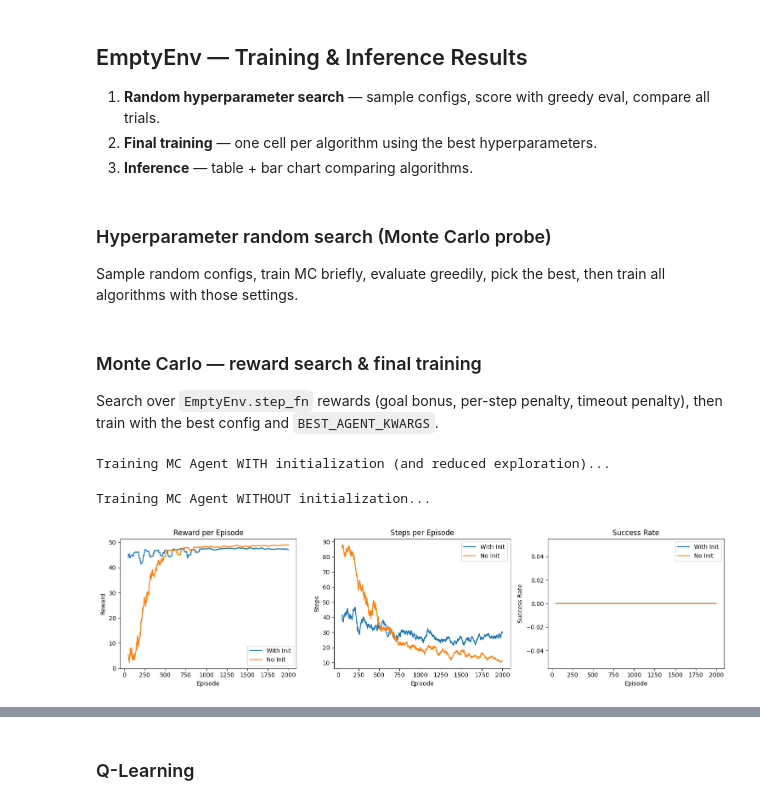
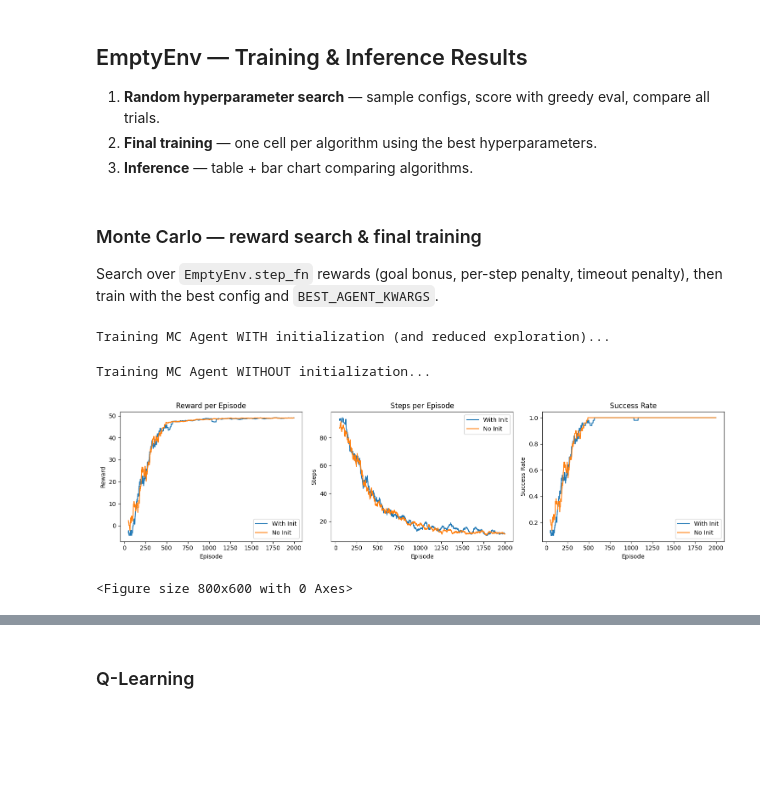
Before and after one commit to BlobDylan/RLEX2, a Jupyter notebook: HW2_2026B_KeyDoorLava.ipynb, the cells around one changed output, grey strips where cells are left out. Saved outputs shown, nothing was run; the diff lists cells and outputs as text; code cells hidden in the pictures; blank space fills up the shorter version.

```diff
--- a/HW2_2026B_KeyDoorLava.ipynb
+++ b/HW2_2026B_KeyDoorLava.ipynb
@@ -124,6 +124,12 @@ if IN_COLAB:
 
 def video_path(name: str, folder_name: str = "videos") -> str:
     """Return a writable absolute path for a video file under ``folder_name/``."""
+    folder = os.path.join(os.getcwd(), folder_name)
+    os.makedirs(folder, exist_ok=True)
+    return os.path.join(folder, name)
+
+def plot_image_path(name: str, folder_name: str = "plots") -> str:
+    """Return a writable absolute path for an image file under ``folder_name/``."""
     folder = os.path.join(os.getcwd(), folder_name)
     os.makedirs(folder, exist_ok=True)
     return os.path.join(folder, name)
@@ -852,21 +858,24 @@ class MonteCarlo(TabularRLAgent):
             self.env.reset()
             state = self.get_state()
             episode: Episode = []
+            total_reward = 0.0
+            success = False
 
             for _ in range(max_steps):
                 action = self._select_action(state)
                 _, reward, terminated, truncated, _ = self.env.step(action)
-                next_state = self.get_state()
                 episode.append((state, action, float(reward)))
+                next_state = None if (terminated or truncated) else self.get_state()
+
                 state = next_state
+
+                total_reward += reward
+                success = terminated
+
                 if terminated or truncated:
                     break
 
             self._update_from_episode(episode)
-
-            total_reward = sum(r for _, _, r in episode)
-            # Success = reached the goal (reward >= 100)
-            success = any(r >= 100.0 for _, _, r in episode)
             self._log_episode(total_reward, len(episode), success)
             self._decay_epsilon()
 
@@ -1097,7 +1176,3 @@ def plot_training_curves(
 1. **Random hyperparameter search** — sample configs, score with greedy eval, compare all trials.
 2. **Final training** — one cell per algorithm using the best hyperparameters.
 3. **Inference** — table + bar chart comparing algorithms.
-# %% [markdown]
-### Hyperparameter random search (Monte Carlo probe)
-
-Sample random configs, train MC briefly, evaluate greedily, pick the best, then train all algorithms with those settings.
@@ -1277,33 +1181,26 @@ def plot_comparison(agents, labels, window=PLOT_WINDOW_EMPTY_ENV):
 
 Search over `EmptyEnv.step_fn` rewards (goal bonus, per-step penalty, timeout penalty), then train with the best config and `BEST_AGENT_KWARGS`.
 # %%
-BEST_AGENT_KWARGS = dict(
-    gamma         = 0.95,
-    epsilon       = 1.0,
-    epsilon_min   = 0.05,
-    epsilon_decay = 0.999,
-)
-
 
 print("Training MC Agent WITH initialization (and reduced exploration)...")
 mc_env_init   = EmptyEnv(max_steps=MAX_STEPS_EMPTY_ENV)
 init_kwargs   = BEST_AGENT_KWARGS.copy()
-init_kwargs['epsilon'] = 0.2
 mc_agent_init = MonteCarlo(mc_env_init, **init_kwargs)
 initialize_q_table(mc_agent_init)
 mc_agent_init.train(episodes=TRAIN_EPISODES_EMPTY_ENV, max_steps=MAX_STEPS_EMPTY_ENV)
 
 print("Training MC Agent WITHOUT initialization...")
 mc_env_no_init   = EmptyEnv(max_steps=MAX_STEPS_EMPTY_ENV)
 mc_agent_no_init = MonteCarlo(mc_env_no_init, **BEST_AGENT_KWARGS)
 mc_agent_no_init.train(episodes=TRAIN_EPISODES_EMPTY_ENV, max_steps=MAX_STEPS_EMPTY_ENV)
 
-emptyenv_agents["Monte Carlo"] = mc_agent_init
+emptyenv_agents["Monte Carlo"] = mc_agent_no_init
 plot_comparison([mc_agent_init, mc_agent_no_init], ["With Init", "No Init"])
 # %% [output]
 Training MC Agent WITH initialization (and reduced exploration)...
 Training MC Agent WITHOUT initialization...
-[figure, old version]
+[figure, new version]
+<Figure size 800x600 with 0 Axes>
 # %%
 print("=== Monte Carlo (EmptyEnv): Trained Agent performance ===")
 video_file = video_path("EmptyEnv_MC_trained.mp4")
```
Also changed, not shown: parts of 16 cells of this notebook, 11 other files.
